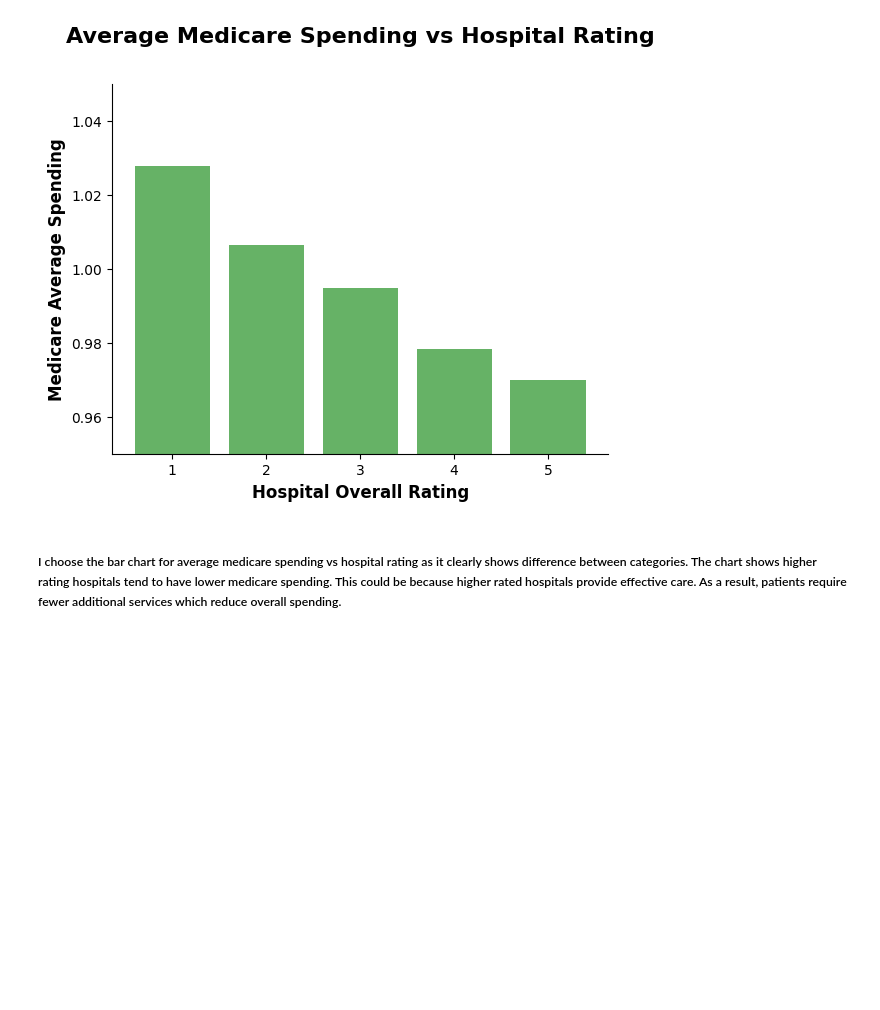
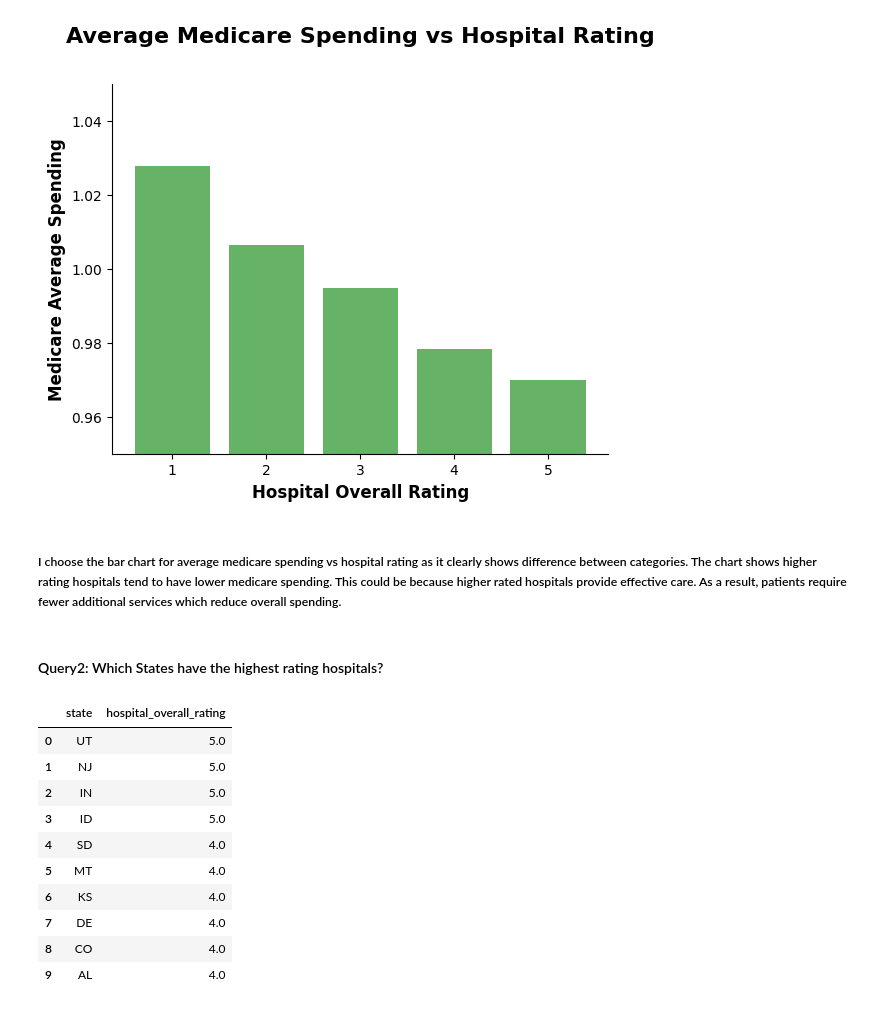
Before and after one commit to Archana-sth/hospital-performance-analysis, a Jupyter notebook: Notebook/hospital_performance_analysis.ipynb, the cells around one changed output. Saved outputs shown, nothing was run; the diff lists cells and outputs as text; code cells hidden in the pictures; blank space fills up the shorter version.

```diff
--- a/Notebook/hospital_performance_analysis.ipynb
+++ b/Notebook/hospital_performance_analysis.ipynb
@@ -675,3 +657,29 @@ plt.show()
 [figure]
 # %% [markdown]
 ##### I choose the bar chart for average medicare spending vs hospital rating as it clearly shows difference between categories. The chart shows higher rating hospitals tend to have lower medicare spending. This could be because higher rated hospitals provide effective care. As a result, patients require fewer additional services which reduce overall spending.
+# %% [markdown]
+#### Query2: Which States have the highest rating hospitals?
+# %%
+query2 = '''select
+    state,
+    hospital_overall_rating
+from hospital_info
+group by state
+having hospital_overall_rating > 3
+order by hospital_overall_rating desc
+;
+'''
+result2 = pd.read_sql(query2, connection)
+result2
+# %% [output]
+|  | state | hospital_overall_rating |
+| 0 | UT | 5.0 |
+| 1 | NJ | 5.0 |
+| 2 | IN | 5.0 |
+| 3 | ID | 5.0 |
+| 4 | SD | 4.0 |
+| 5 | MT | 4.0 |
+| 6 | KS | 4.0 |
+| 7 | DE | 4.0 |
+| 8 | CO | 4.0 |
+| 9 | AL | 4.0 |
```
Also changed, not shown: parts of 30 cells of this notebook, 1 other file.
